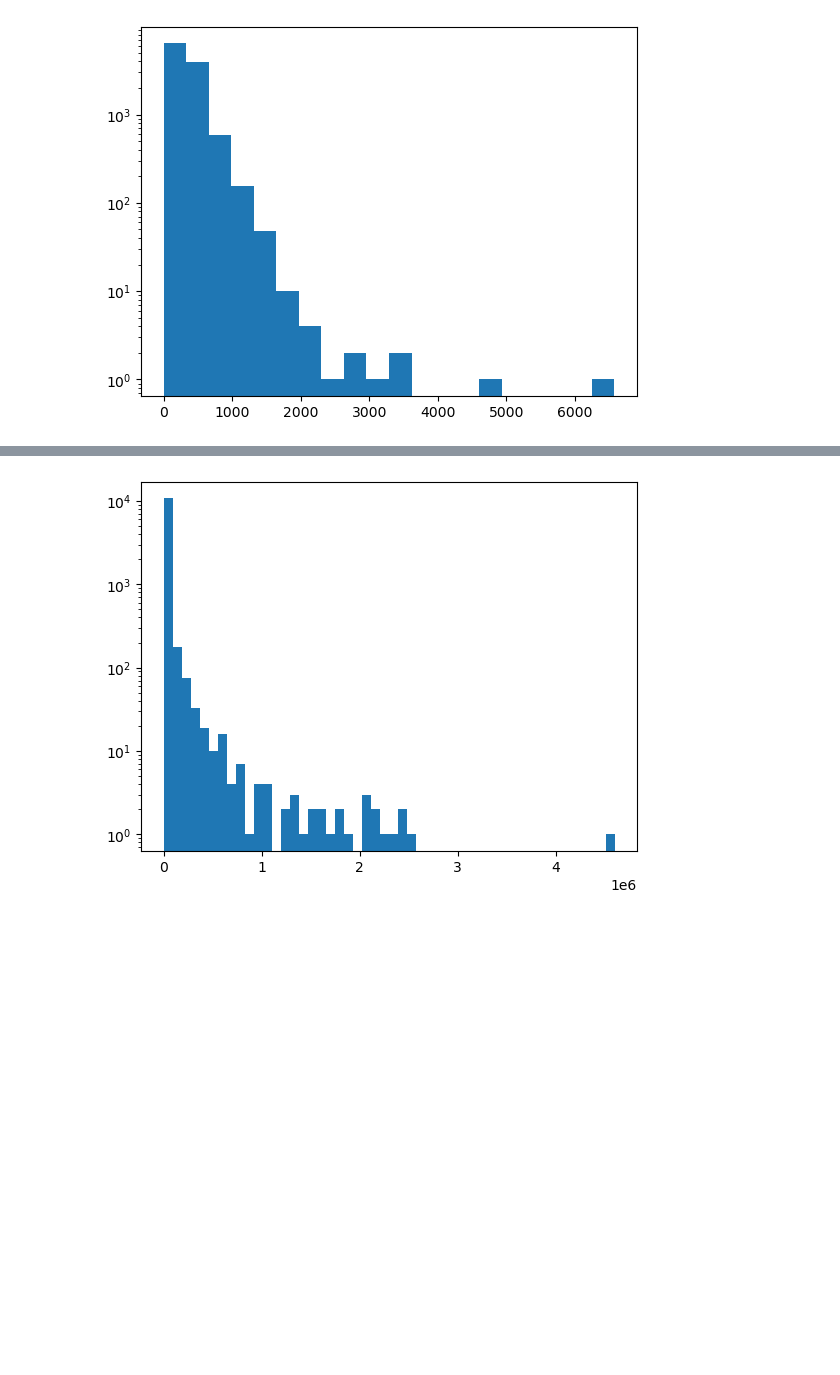
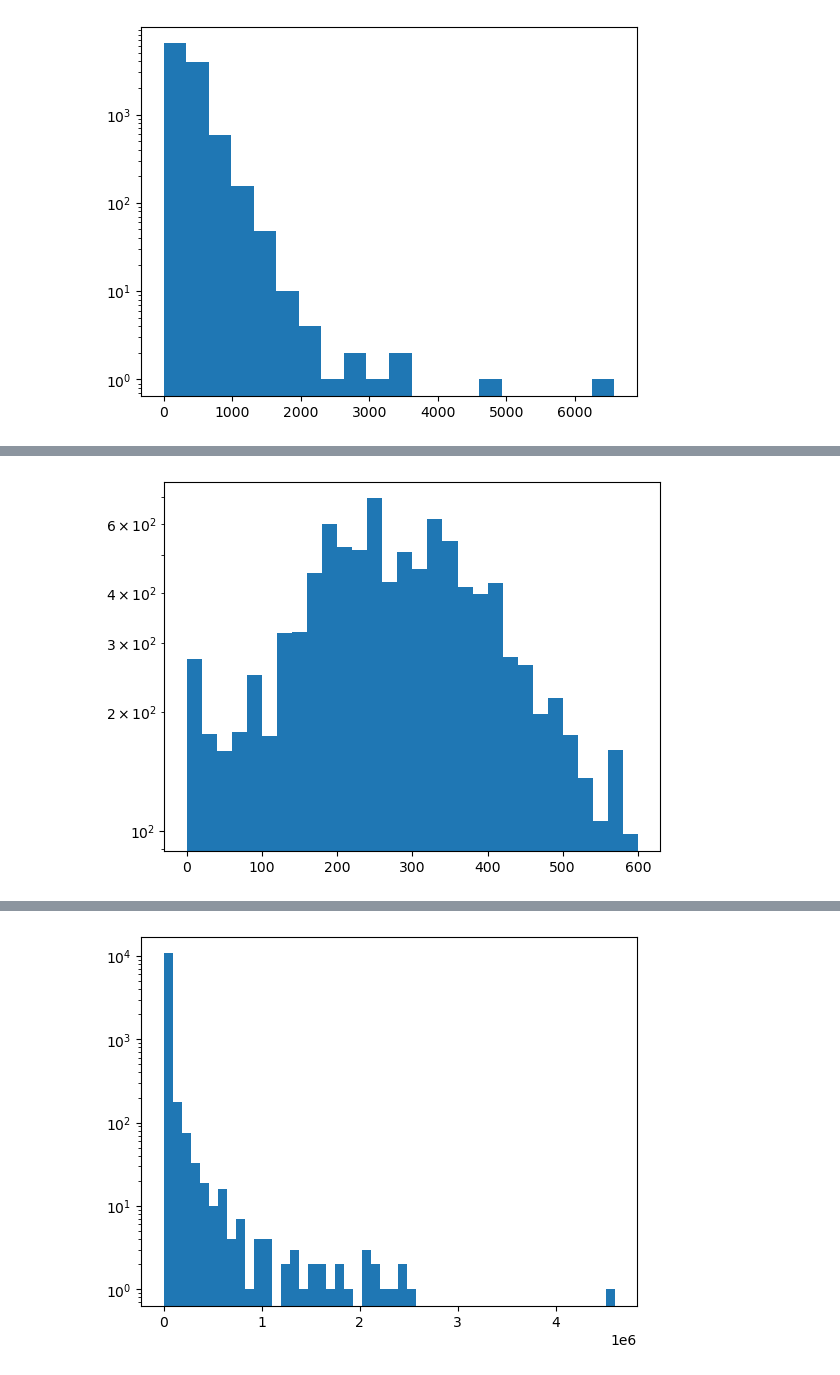
Before and after one commit to Attoumassa/book_rating_prediction_model, a Jupyter notebook: Data_analysis/exploratory_analysis.ipynb, the cells around one changed output, grey strips where cells are left out. Drawn from its saved outputs; the diff is of its cells as text; code cells hidden in the pictures; blank space fills up the shorter version.

```diff
--- a/Data_analysis/exploratory_analysis.ipynb
+++ b/Data_analysis/exploratory_analysis.ipynb
@@ -113,0 +115,6 @@ sns.lineplot(data=df,x="average_rating",y="num_pages")
+# %%
+plt.hist(df_copie["num_pages"], bins=30)
+plt.yscale("log")
+plt.show()
+# %% [output]
+[figure, added]
```
Also changed, not shown: parts of 17 cells of this notebook.
